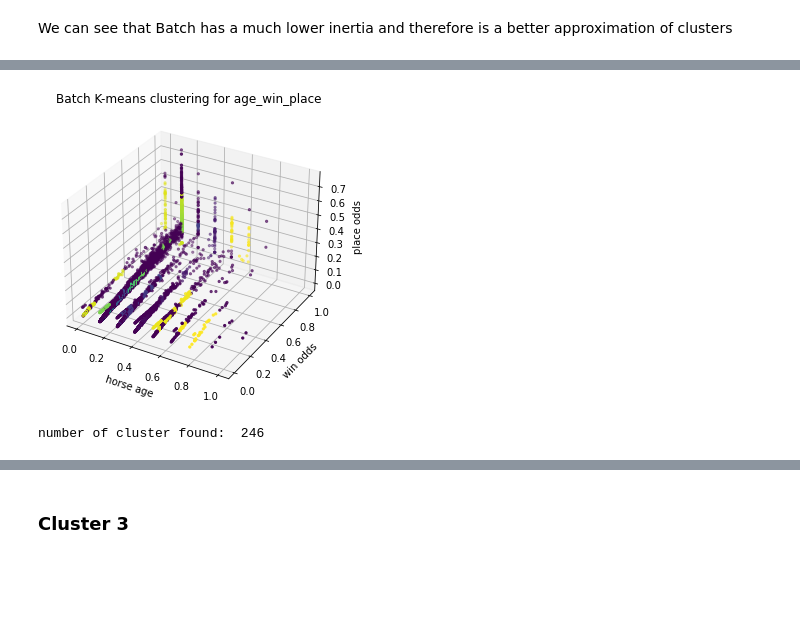
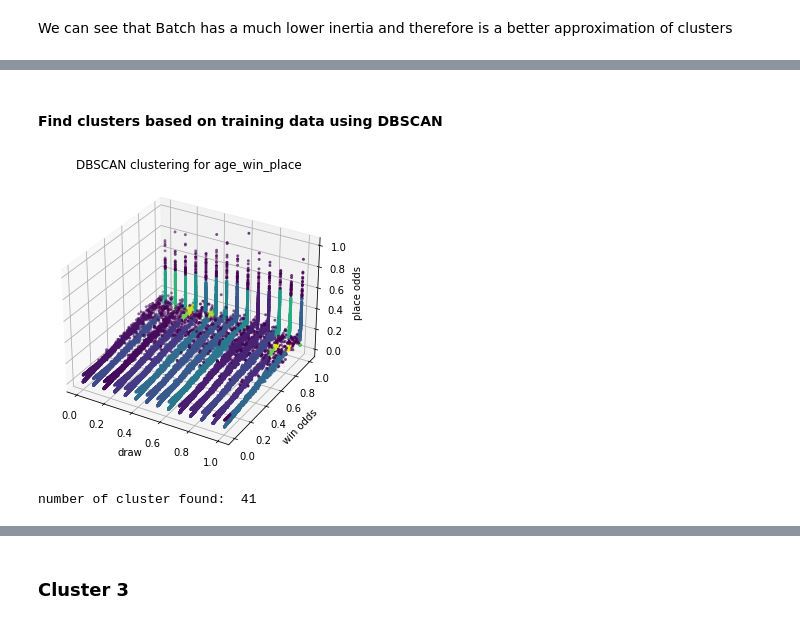
Before and after one commit to C-Stewart-GH/Hong_Kong_Horse_Racing_Project, a Jupyter notebook: Project3/Cameron_Lab3.ipynb, the cells around one changed output, grey strips where cells are left out. Saved outputs shown, nothing was run; the diff lists cells and outputs as text; code cells hidden in the pictures; blank space fills up the shorter version.

```diff
--- a/Project3/Cameron_Lab3.ipynb
+++ b/Project3/Cameron_Lab3.ipynb
@@ -480,30 +420,32 @@ number of cluster found:  27
-# %%
-# X1=age_win_place_train
-# X2=age_draw_place_train
-# X3=dweight_aweight_place_train
-X=X1
-X_minpts = X1_N # from above
-X_eps = 0.02
-
-random.seed(0)
-np.random.shuffle(X)
-X = X[:10000,:]
-
-model = OPTICS(eps=X_eps, min_samples=X_minpts)
-model.fit_predict(X)
-pred = model.fit_predict(X)
-
-fig = plt.figure()
-ax = Axes3D(fig)
-ax.scatter(X[:,0], X[:,1], X[:,2], c=model.labels_, s=5)
-plt.title('Batch K-means clustering for age_win_place')
-plt.xlabel('horse age')
-plt.ylabel('win odds')
-ax.zaxis.set_rotate_label(False)
-ax.set_zlabel('place odds', rotation=90)
-plt.show()
-
-print("number of cluster found: ", len(set(model.labels_)))
-# %% [output]
-[figure, removed]
-number of cluster found:  246
+# %% [markdown]
+#### Find clusters based on training data using DBSCAN
+# %%
+# X1=age_win_place_train
+# X2=age_draw_place_train
+# X3=dweight_aweight_place_train
+X=X1
+X_minpts = 15 # from above
+X_eps = 0.028
+
+random.seed(0)
+np.random.shuffle(X)
+X = X[:,:]
+
+model = DBSCAN(eps=X_eps, min_samples=X_minpts)
+model.fit_predict(X)
+pred = model.fit_predict(X)
+
+fig = plt.figure()
+ax = Axes3D(fig)
+ax.scatter(X[:,0], X[:,1], X[:,2], c=model.labels_, s=4,depthshade=True)
+plt.title('DBSCAN clustering for age_win_place')
+plt.xlabel('draw')
+plt.ylabel('win odds')
+ax.zaxis.set_rotate_label(False)
+ax.set_zlabel('place odds', rotation=90)
+plt.show()
+
+print("number of cluster found: ", len(set(model.labels_)))
+# %% [output]
+[figure, added]
+number of cluster found:  41
```
Also changed, not shown: parts of 33 cells of this notebook.
